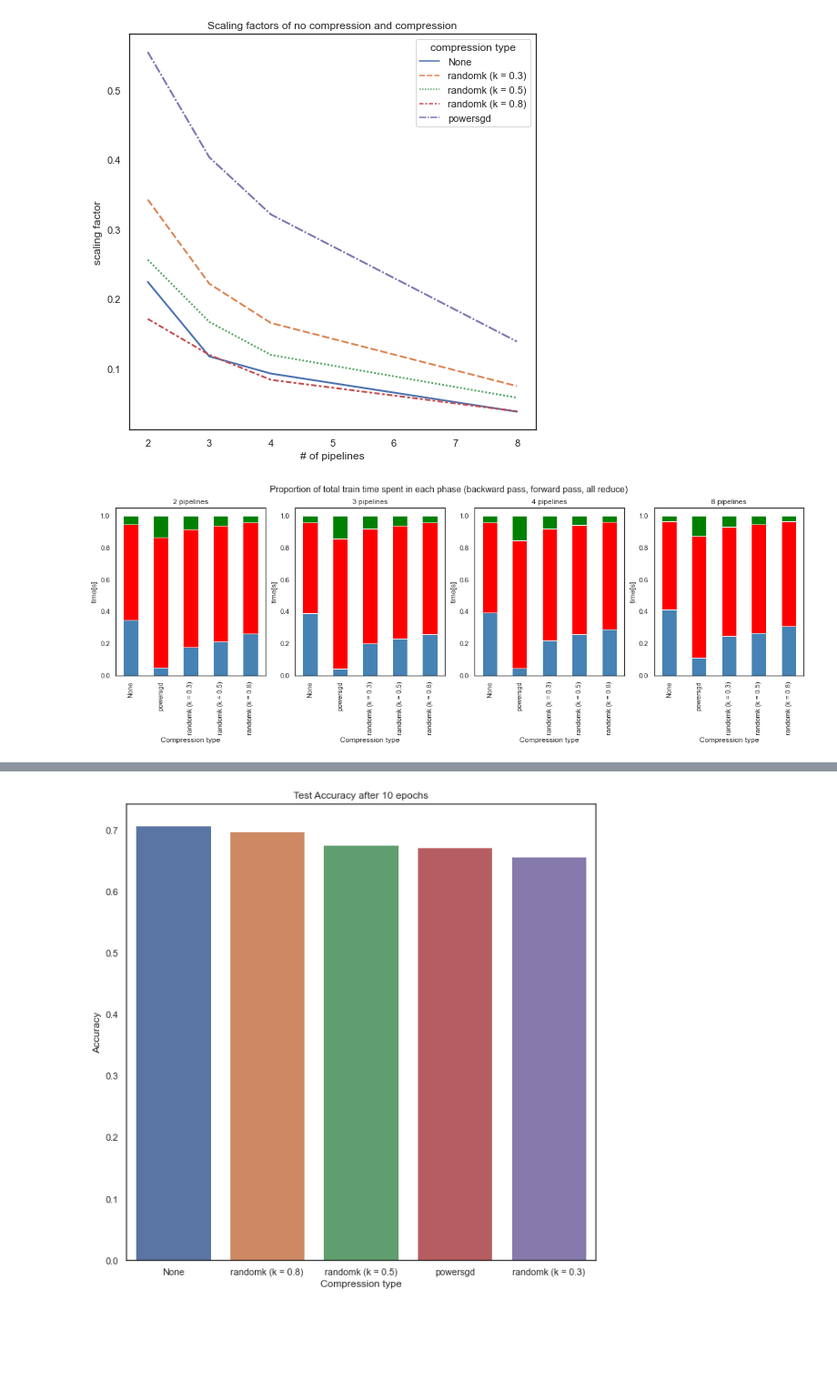
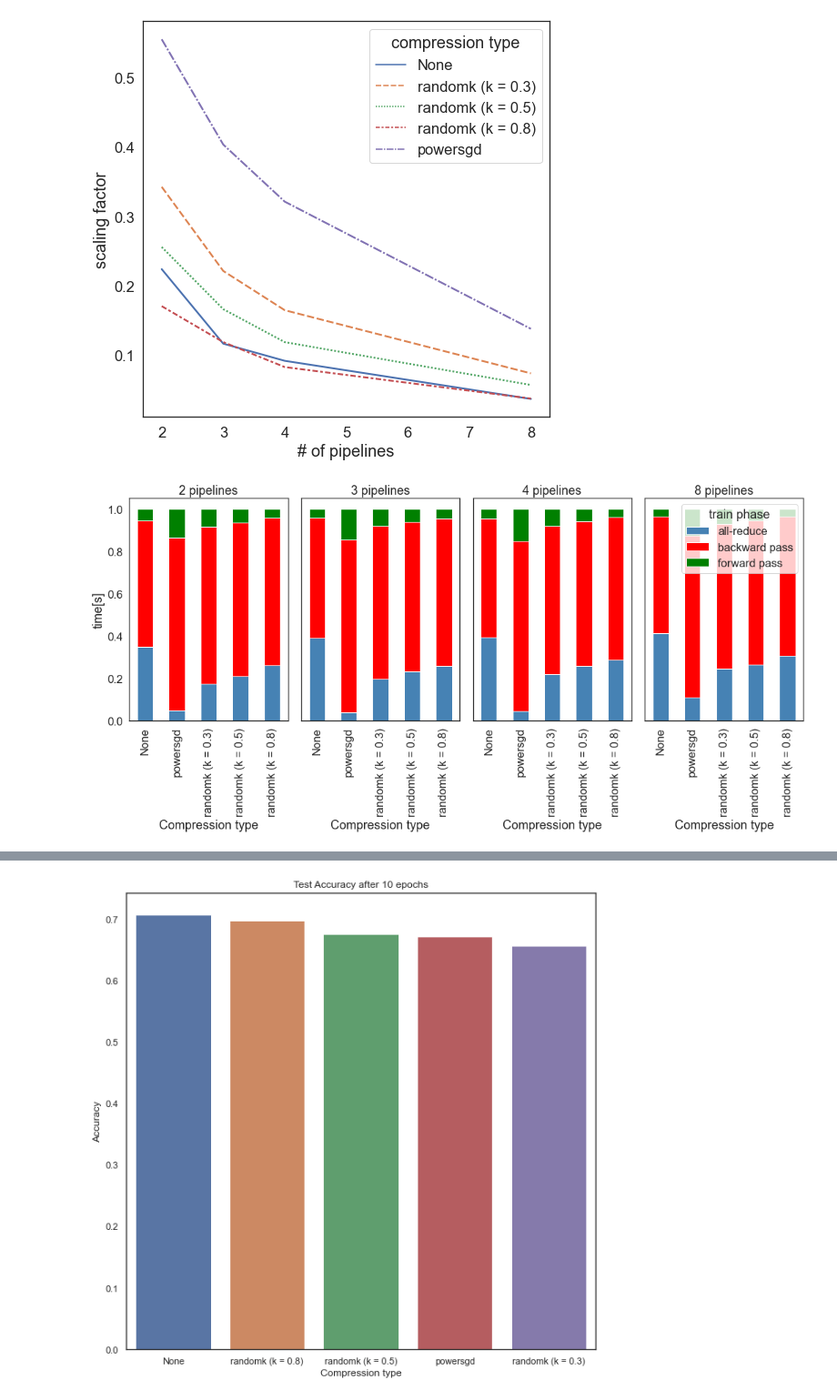
Before and after one commit to emilggilkes/pipe-squeeze, a Jupyter notebook: reports/raw_time_data/timer/final-experiments/plots.ipynb, the cells around one changed output, grey strips where cells are left out. Shown: that part at 91% size. Cells and saved outputs as stored; diff of their text form; code cells hidden in the pictures; blank space fills up the shorter version.

Commit message:
final plots

```diff
--- a/reports/raw_time_data/timer/final-experiments/plots.ipynb
+++ b/reports/raw_time_data/timer/final-experiments/plots.ipynb
@@ -15,7 +31,7 @@ eight_pipe_fps = os.listdir('eight-pipes')
 # %%
 def calc_total_times(fps, source_dir):
     epoch_total_times, allreduce_total_times, randomk_total_times, backward_total_times, forward_total_times = [], [], [], [], []
-    compression_types, compression_metrics = [], []
+    compression_types, compression_metrics, batch_sizes, n_microbatches = [], [], [], []
     for i, fp in enumerate(fps):
         compression_types.append(fp.split('_')[2])
         compression_metrics.append(fp.split('_')[3])
@@ -29,20 +45,22 @@ def calc_total_times(fps, source_dir):
             allreduce_total_times.append(data['randomk.all_reduce']['total_time'])
         elif compression_types[i] == 'powersgd':
             allreduce_total_times.append(data['powersgd.uncompressed.all_reduce']['total_time'] + data['powersgd.Ps.all_reduce']['total_time'] + data['powersgd.Qs.all_reduce']['total_time'])
-        elif source_dir == './':
+        elif (source_dir == './') or (source_dir == 'final-microbenchmarks'):
             pass
         else:
             allreduce_total_times.append(data['pytorch.all_reduce']['total_time'])
 
         backward_total_times.append(sum([data[f"backward_epoch{i}_rank0"]['total_time'] for i in range(data['train_params']['epochs'])]))
         forward_total_times.append(sum([data[f"forward_epoch{i}_rank0"]['total_time'] for i in range(data['train_params']['epochs'])]))
-    if source_dir == './':
-        return pd.DataFrame({'compression_type': compression_types, 'epoch_total_time': epoch_total_times, 'backward_total_time': backward_total_times, 'forward_total_time': forward_total_times})
+        batch_sizes.append(data['train_params']['batch_size'])
+        n_microbatches.append(int(fp.split('_')[1]))
+    if (source_dir == './') or (source_dir == 'final-microbenchmarks'):
+        return pd.DataFrame({'microbatches': n_microbatches, 'batch_size': batch_sizes, 'compression_type': compression_types, 'epoch_total_time': epoch_total_times, 'backward_total_time': backward_total_times, 'forward_total_time': forward_total_times})
     return pd.DataFrame({'compression_type': compression_types, 'epoch_total_time': epoch_total_times, 'allreduce_total_time': allreduce_total_times, 'backward_total_time': backward_total_times, 'forward_total_time': forward_total_times})
 # %%
 def calc_avg_times(fps, source_dir):
     epoch_avg_times, allreduce_avg_times, randomk_avg_times, backward_avg_times, forward_avg_times = [], [], [], [], []
-    compression_types, compression_metrics = [], []
+    compression_types, compression_metrics, batch_sizes, n_microbatches = [], [], [], []
     for i, fp in enumerate(fps):
         compression_types.append(fp.split('_')[2])
         compression_metrics.append(fp.split('_')[3])
@@ -56,14 +74,15 @@ def calc_avg_times(fps, source_dir):
             allreduce_avg_times.append(data['randomk.all_reduce']['average_duration'])
         elif compression_types[i] == 'powersgd':
             allreduce_avg_times.append(data['powersgd.uncompressed.all_reduce']['average_duration'] + data['powersgd.Ps.all_reduce']['average_duration'] + data['powersgd.Qs.all_reduce']['average_duration'])
-        elif source_dir == './':
+        elif (source_dir == './') or (source_dir == 'final-microbenchmarks'):
             pass
         else:
             allreduce_avg_times.append(data['pytorch.all_reduce']['average_duration'])
 
         backward_avg_times.append(np.mean([data[f"backward_epoch{i}_rank0"]['average_duration'] for i in range(data['train_params']['epochs'])]))
         forward_avg_times.append(np.mean([data[f"forward_epoch{i}_rank0"]['average_duration'] for i in range(data['train_params']['epochs'])]))
-
-    if source_dir == './':
-        return pd.DataFrame({'compression_type': compression_types, 'epoch_avg_time': epoch_avg_times, 'backward_avg_time': backward_avg_times, 'forward_avg_time': forward_avg_times} )
+        batch_sizes.append(data['train_params']['batch_size'])
+        n_microbatches.append(int(fp.split('_')[1]))
+    if (source_dir == './') or (source_dir == 'final-microbenchmarks'):
+        return pd.DataFrame({'microbatches': n_microbatches, 'batch_size': batch_sizes, 'compression_type': compression_types, 'epoch_avg_time': epoch_avg_times, 'backward_avg_time': backward_avg_times, 'forward_avg_time': forward_avg_times} )
     return pd.DataFrame({'compression_type': compression_types, 'epoch_avg_time': epoch_avg_times, 'allreduce_avg_time': allreduce_avg_times, 'backward_avg_time': backward_avg_times, 'forward_avg_time': forward_avg_times} )
@@ -91,7 +132,7 @@ result_df['backward_prop_total_time'] = result_df['backward_total_time'] /  (res
 result_df['forward_prop_total_time'] = result_df['forward_total_time'] /  (result_df['allreduce_total_time'] + result_df['forward_total_time'] + result_df['backward_total_time'])
 
 t_1 = np.sum(result_df.loc[result_df.n_pipelines==1,'epoch_throughput'].values)
-result_df = result_df[result_df.n_pipelines!=1].copy()
+#result_df = result_df[result_df.n_pipelines!=1].copy()
 
 result_df.sort_values(['n_pipelines', 'compression_type'])
 # %% [output]
@@ -126,24 +167,31 @@ fig, ax = plt.subplots(figsize=(8,8))
 sns.lineplot(data=scaling_df, x='n_pipelines', y='scaling_factor', hue='compression_type', style='compression_type', linewidth=2, ax=ax)
 ax.set_xlabel('# of pipelines')
 ax.set_ylabel('scaling factor')
-ax.set_title('Scaling factors of no compression and compression')
+#ax.set_title('Scaling factors of no compression and compression')
 ax.legend(title='compression type')
+plt.savefig('scaling_factor.png')
 plt.show()
 # %% [output]
-[figure, old version]
+[figure, new version]
 # %%
-fig, axs = plt.subplots(1,4, figsize = (20,5))
+fig, axs = plt.subplots(1,4, figsize = (15,8))
 n_pipes = [2,3,4,8]
 for i, ax in enumerate(axs):
 
     result_df.loc[result_df.n_pipelines==n_pipes[i] ,['compression_type', 'allreduce_prop_total_time', 'backward_prop_total_time', 'forward_prop_total_time']].set_index('compression_type').sort_index().plot(kind='bar', stacked=True, color=['steelblue', 'red', 'green'], ax=ax)
     ax.set_xlabel('Compression type')
     ax.get_legend().remove()
-    ax.set_ylabel('time[s]')
+    if i > 0:
+        ax.set_yticks([])
     ax.set_title(f'{n_pipes[i]} pipelines')
 
-fig.suptitle('Proportion of total train time spent in each phase (backward pass, forward pass, all reduce)')
+axs[0].set_ylabel('time[s]')
+axs[3].legend(loc='upper right', title= 'train phase', labels= ['all-reduce', 'backward pass', 'forward pass'])
+#fig.suptitle('Proportion of total train time spent in each phase (backward pass, forward pass, all reduce)')
+plt.tight_layout()
+plt.subplots_adjust(top=0.88)
+plt.savefig('train_time_breakdown.png',bbox_inches='tight')
 plt.show()
 # %% [output]
-[figure, old version]
+[figure, new version]
 # %%
```
Also changed, not shown: parts of 10 cells of this notebook.
